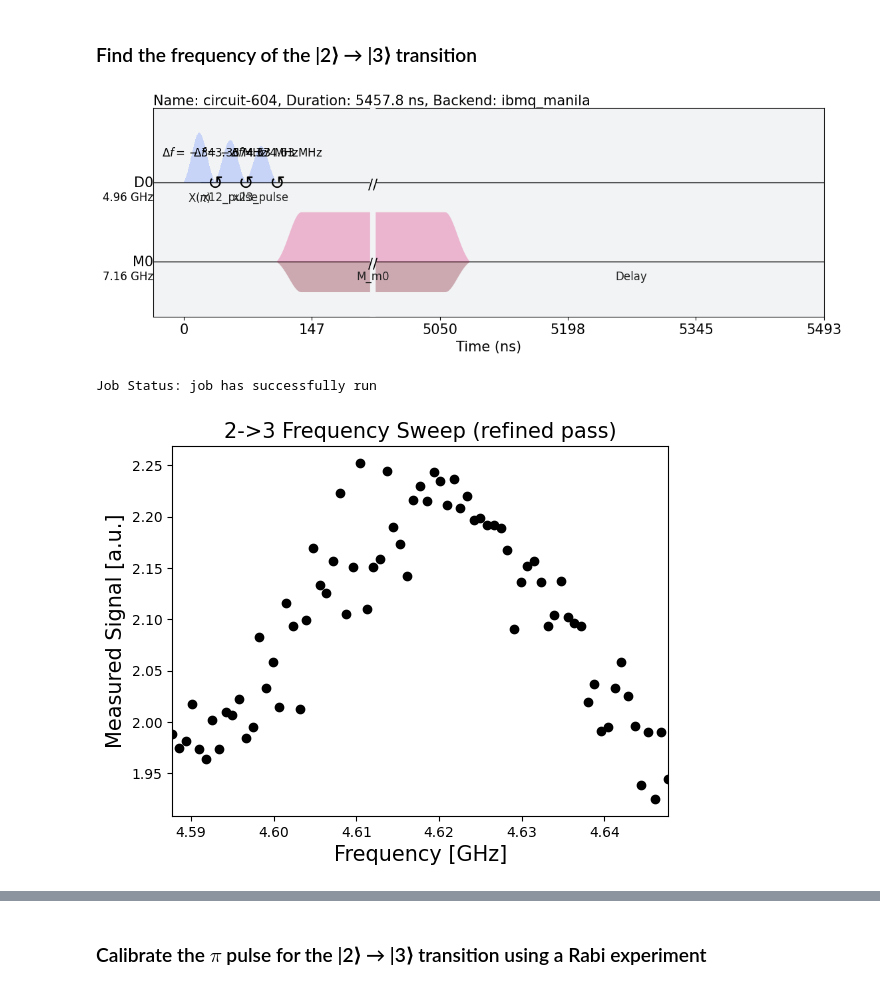
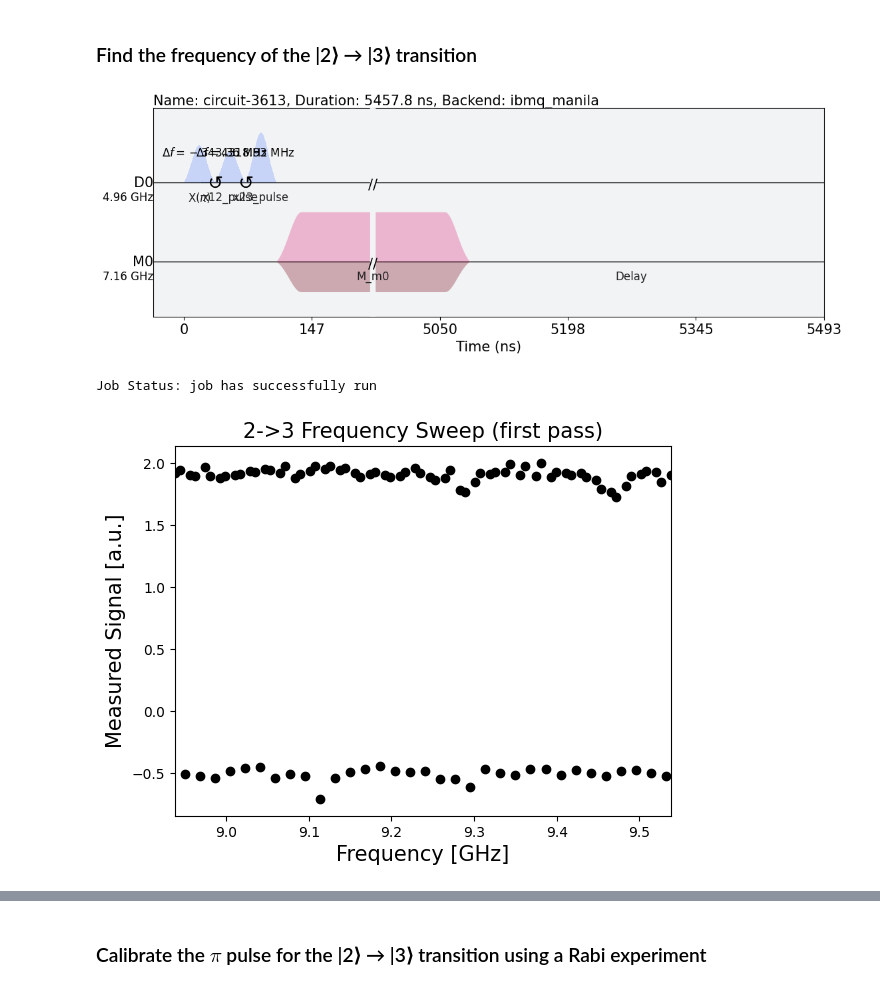
Before and after one commit to drewcurran/ECE396_Project, a Jupyter notebook: Beyond the Two-Level System.ipynb, the cells around one changed output, grey strips where cells are left out. Saved outputs shown, nothing was run; the diff lists cells and outputs as text; code cells hidden in the pictures.

```diff
--- a/Beyond the Two-Level System.ipynb
+++ b/Beyond the Two-Level System.ipynb
@@ -1021,12 +1076,10 @@ plt.show()
 ## define smaller range sweep
 backend_properties = backend.properties()
 
-## TO EDIT
-default_anharmonicity = backend_properties.qubits[qubit][3].value # Default anharmonicity in GHz
-
-num_freqs = 75
-drive_power = 0.15
-sweep_freqs = default_anharmonicity*GHz + np.linspace(-30*MHz, 30*MHz, num_freqs)
+freq_guess = rough_qubit_frequency + qubit_12_freq + anharmonicity_01_12
+power_guess = 0.275
+num_freqs = 100
+sweep_freqs = freq_guess + np.linspace(-300*MHz, 300*MHz, num_freqs)
 
 # there are pulse parameters of the single qubit drive in IBM devices
 x12_duration = 160
@@ -1046,22 +1099,23 @@ with pulse.build(backend=backend, default_alignment='sequential', name='x12 sche
 qubit_23_freq = Parameter('freq')
 with pulse.build(backend=backend, default_alignment='sequential', name='Frequency sweep') as freq23_sweep_sched:
     drive_chan = pulse.drive_channel(qubit)
-    with pulse.frequency_offset(qubit_23_freq, drive_chan):
-        pulse.play(pulse.Gaussian(duration=x23_duration,
-                                  amp=drive_power,
-                                  sigma=x23_sigma,
-                                  name='x23_pulse'), drive_chan)
+    pulse.set_frequency(qubit_23_freq, drive_chan)
+    pulse.play(pulse.Gaussian(duration=x23_duration,
+                                amp=power_guess,
+                                sigma=x23_sigma,
+                                name='x23_pulse'), drive_chan)
 # %%
 # prepare state
+
 x12_gate = Gate("one_two_pulse", 1, [])
-x23_gate = Gate("two_three_pulse", 1, [qubit_23_freq])
+sweep_23_gate = Gate("two_three_pulse", 1, [qubit_23_freq])
 qc_x23 = QuantumCircuit(1, 1)
 qc_x23.x(0)
 qc_x23.append(x12_gate, [0])
-qc_x23.append(x23_gate, [0])
+qc_x23.append(sweep_23_gate, [0])
 qc_x23.measure(0, 0)
 qc_x23.add_calibration(x12_gate, (0,), x12_sched, [])
-qc_x23.add_calibration(x23_gate, (0,), freq23_sweep_sched, [qubit_23_freq])
+qc_x23.add_calibration(sweep_23_gate, (0,), freq23_sweep_sched, [qubit_23_freq])
 
 exp_x23_circs = [qc_x23.assign_parameters({qubit_23_freq: f}) for f in sweep_freqs]
 # %%
@@ -1070,7 +1124,7 @@ exp_x23_circs = [qc_x23.assign_parameters({qubit_23_freq: f}) for f in sweep_fre
 freq23_sweep_sched = schedule(exp_x23_circs[0], backend)
 freq23_sweep_sched.draw(backend=backend)
 # %% [output]
-[figure, old version]
+[figure, new version]
 # %%
 ## run assembled program on backend
 
@@ -1095,18 +1148,11 @@ frequency_sweep_results = job.result(timeout=120)
 # %%
 ## plot job results
 
-sweep_values = []
-for i in range(len(frequency_sweep_results.results)):
-    # Get the results from the ith experiment
-    res = frequency_sweep_results.get_memory(i)*scale_factor
-    # Get the results for `qubit` from this experiment
-    sweep_values.append(res[qubit])
-
-plt.scatter(excited_sweep_freqs/GHz, excited_freq_sweep_data, color='black')
-plt.xlim([min(excited_sweep_freqs/GHz), max(excited_sweep_freqs/GHz)])
+plt.scatter(sweep_freqs / GHz, excited_freq_sweep_data, color='black')
+plt.xlim([min(sweep_freqs / GHz), max(sweep_freqs / GHz)])
 plt.xlabel("Frequency [GHz]", fontsize=15)
 plt.ylabel("Measured Signal [a.u.]", fontsize=15)
-plt.title("2->3 Frequency Sweep (refined pass)", fontsize=15)
+plt.title("2->3 Frequency Sweep (first pass)", fontsize=15)
 plt.show()
 # %% [output]
-[figure, old version]
+[figure, new version]
```
Also changed, not shown: parts of 30 cells of this notebook.
